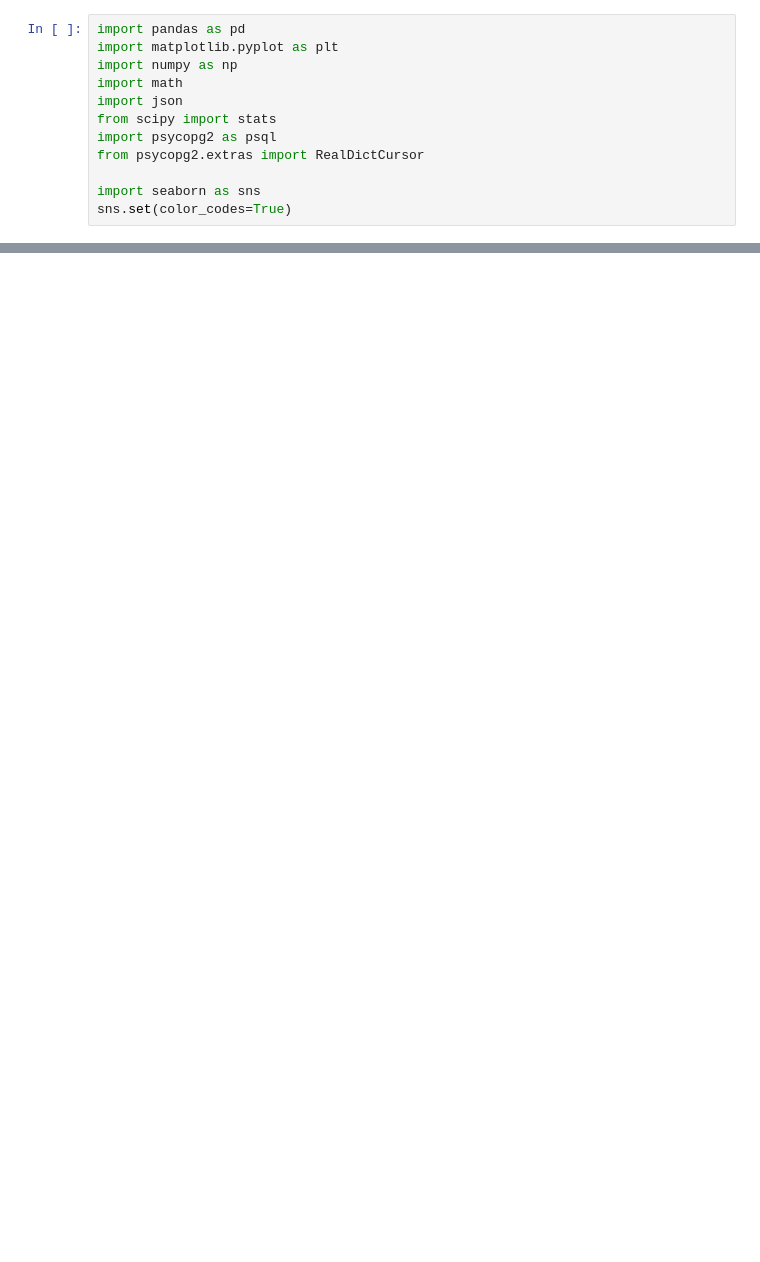
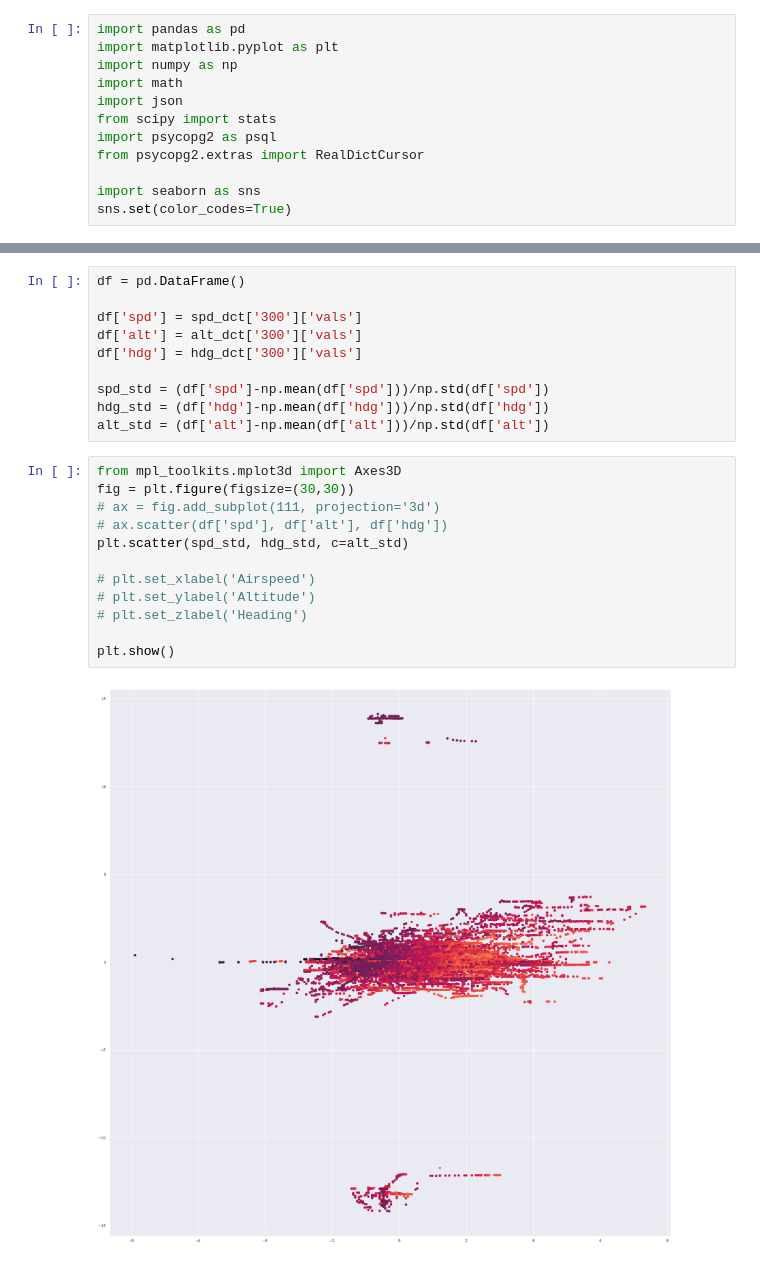
Before and after one commit to vpereboom/trajectory-prediction-toolbox, a Jupyter notebook: notebooks/Flight Stat Analysis.ipynb, the cells around one changed output, grey strips where cells are left out. Saved outputs shown, nothing was run; the diff lists cells and outputs as text; blank space fills up the shorter version.

```diff
--- a/notebooks/Flight Stat Analysis.ipynb
+++ b/notebooks/Flight Stat Analysis.ipynb
@@ -38,0 +150,24 @@ SyntaxError: unexpected EOF while parsing (<ipython-input-1-8b33357a463f>, line
+# %%
+df = pd.DataFrame()
+
+df['spd'] = spd_dct['300']['vals']
+df['alt'] = alt_dct['300']['vals']
+df['hdg'] = hdg_dct['300']['vals']
+
+spd_std = (df['spd']-np.mean(df['spd']))/np.std(df['spd'])
+hdg_std = (df['hdg']-np.mean(df['hdg']))/np.std(df['hdg'])
+alt_std = (df['alt']-np.mean(df['alt']))/np.std(df['alt'])
+# %%
+from mpl_toolkits.mplot3d import Axes3D
+fig = plt.figure(figsize=(30,30))
+# ax = fig.add_subplot(111, projection='3d')
+# ax.scatter(df['spd'], df['alt'], df['hdg'])
+plt.scatter(spd_std, hdg_std, c=alt_std)
+
+# plt.set_xlabel('Airspeed')
+# plt.set_ylabel('Altitude')
+# plt.set_zlabel('Heading')
+
+plt.show()
+# %% [output]
+[figure, added]
```
Also changed, not shown: parts of 20 cells of this notebook, 24 other files.
